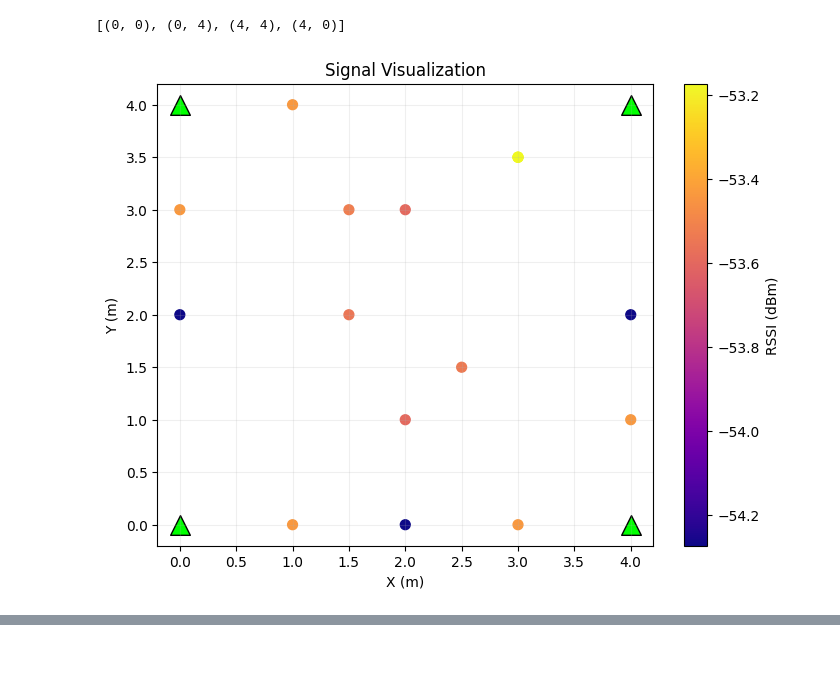
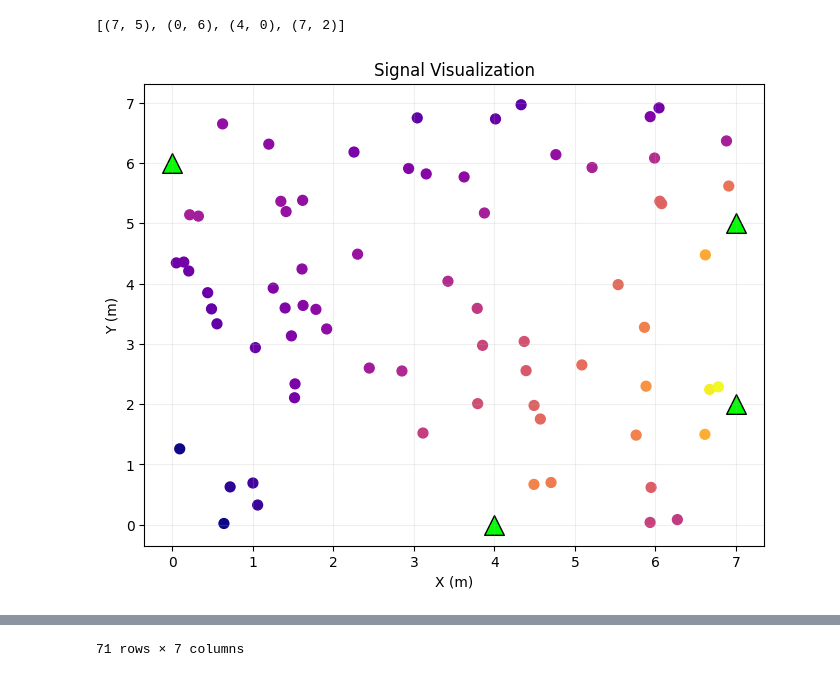
Before and after one commit to TheBandik/Hermes, a Jupyter notebook: model/rnd/data_generator.ipynb, the cells around one changed output, grey strips where cells are left out. Cells and saved outputs as stored; diff of their text form; code cells hidden in the pictures.

```diff
--- a/model/rnd/data_generator.ipynb
+++ b/model/rnd/data_generator.ipynb
@@ -66,7 +66,7 @@ def visual(df: pd.DataFrame, sensor_positions: list[tuple[int, int]]):
 
     # Тепловая карта сигнала (RSSI)
     plt.scatter(df['x'], df['y'], c=df['Avg_RSSI'], cmap='plasma', s=50, label='Grid Points')
-    plt.colorbar(label='RSSI (dBm)')
+    # plt.colorbar(label='RSSI (dBm)')
 
     # Датчики
     for sensor in sensor_positions:
@@ -102,55 +102,55 @@ def get_sensor_positions(n: int, num_sensors: int) -> list[tuple[int, int]]:
     sensor_positions = random.sample(possible_positions, num_sensors)
     return sensor_positions
 # %%
-num_points = 10
-room_size = 4
-num_sensors = 4
+num_points = np.random.randint(10, 100)
+room_size = np.random.randint(2, 10)
+num_sensors = np.random.randint(4, 8)
 sensor_positions = [(0, 0), (0, 4), (4, 4), (4, 0)]
 
-grid_points = [
-    (0.0, 3.0),
-    (0.0, 2.0),
-    (1.0, 0.0),
-    (2.0, 0.0),
-    (3.0, 0.0),
-    (4.0, 1.0),
-    (4.0, 2.0),
-    (1.0, 4.0),
-    (3.0, 3.5),
-    (3.0, 3.5),
-    (1.5, 3.0),
-    (2.0, 3.0),
-    (1.5, 2.0),
-    (3.0, 3.5),
-    (2.0, 1.0),
-    (2.5, 1.5),
-]
-
-grid_size = 10
+# grid_points = [
+#     (0.0, 3.0),
+#     (0.0, 2.0),
+#     (1.0, 0.0),
+#     (2.0, 0.0),
+#     (3.0, 0.0),
+#     (4.0, 1.0),
+#     (4.0, 2.0),
+#     (1.0, 4.0),
+#     (3.0, 3.5),
+#     (3.0, 3.5),
+#     (1.5, 3.0),
+#     (2.0, 3.0),
+#     (1.5, 2.0),
+#     (3.0, 3.5),
+#     (2.0, 1.0),
+#     (2.5, 1.5),
+# ]
+#
+# grid_size = 10
 # grid_points = []
 
 # x = np.linspace(0, room_size, grid_size)
 # y = np.linspace(0, room_size, grid_size)
 # xx, yy = np.meshgrid(x, y)
 # grid_points = list(zip(xx.flatten(), yy.flatten()))
 
 
 # Случайные генерации
-# sensor_positions = get_sensor_positions(room_size, num_sensors)
-# x = np.random.uniform(0, room_size, num_points)
-# y = np.random.uniform(0, room_size, num_points)
-# grid_points = list(zip(x, y))
+sensor_positions = get_sensor_positions(room_size, num_sensors)
+x = np.random.uniform(0, room_size, num_points)
+y = np.random.uniform(0, room_size, num_points)
+grid_points = list(zip(x, y))
 
 print(sensor_positions)
 
 df = generator(sensor_positions=sensor_positions, grid_points=grid_points)
 visual(df=df, sensor_positions=sensor_positions)
 
 directory_name = create_date_directory()
 file_name = save_data_to_csv(df, sensor_positions, directory_name)
 
 df
 # %% [output]
-[(0, 0), (0, 4), (4, 4), (4, 0)]
+[(7, 5), (0, 6), (4, 0), (7, 2)]
-[figure, old version]
+[figure, new version]
 |  | x | y | RSSI_Sensor_1 | RSSI_Sensor_2 | RSSI_Sensor_3 | RSSI_Sensor_4 | Avg_RSSI |
@@ -173,3 +168,4 @@ df
+71 rows × 7 columns
 # %%
 def calculate_rssi_with_noise(sensor_pos, point_pos):
     rssi_0 = -40
```
Also changed, not shown: parts of 3 cells of this notebook, 8 other files.
